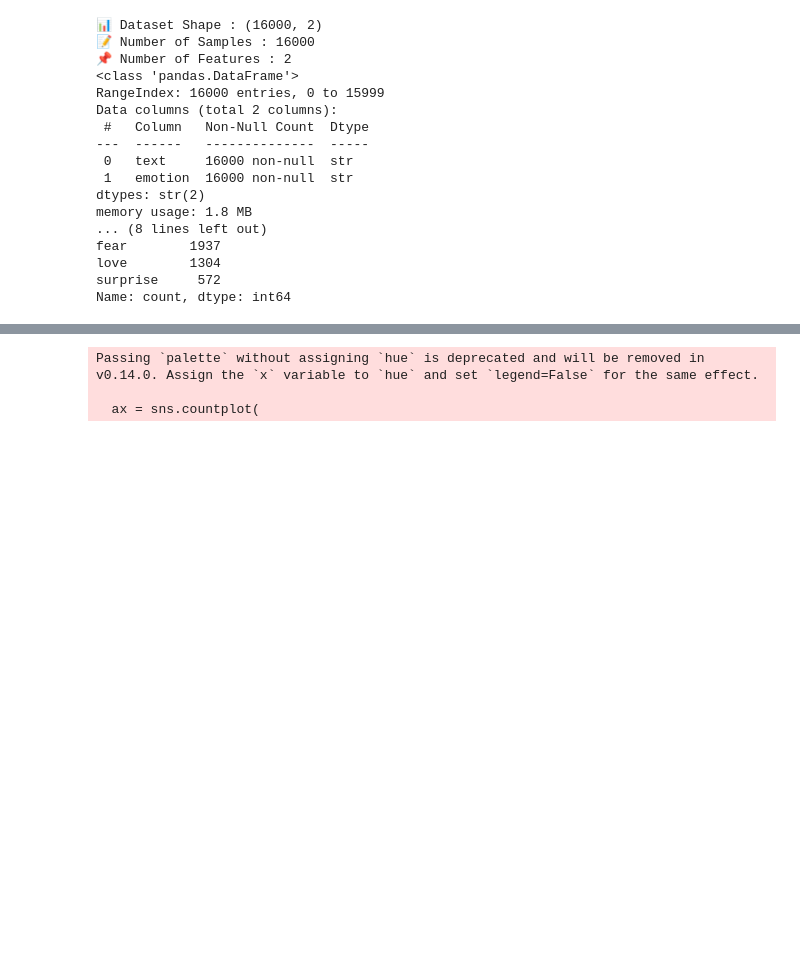
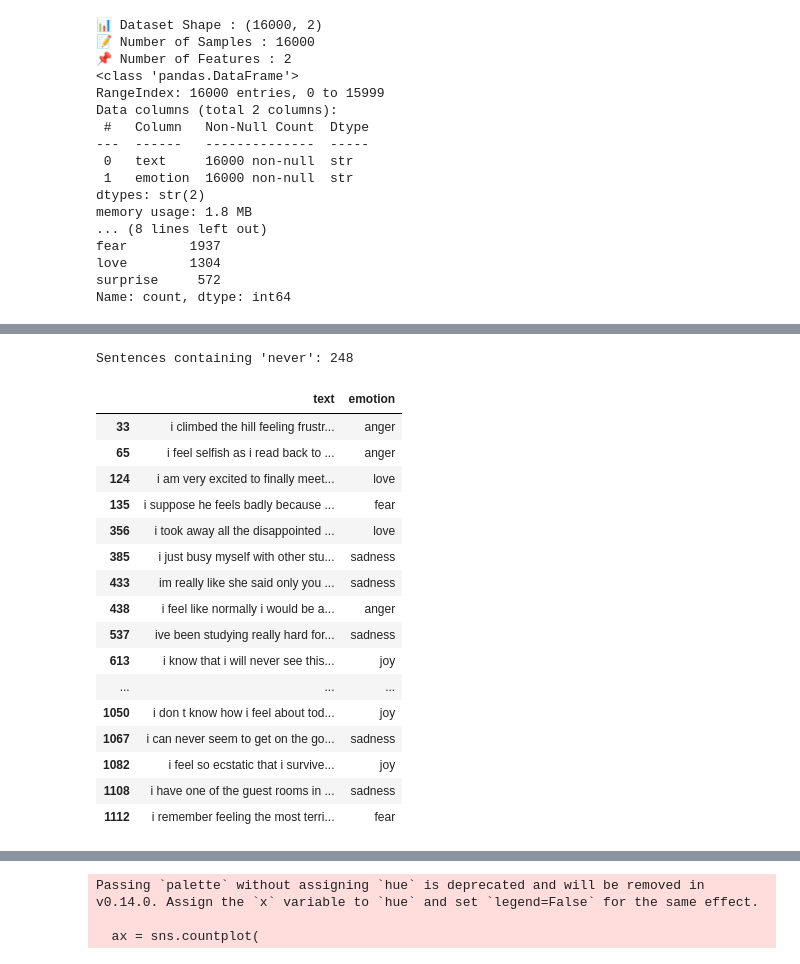
Before and after one commit to sreelekhanampally/text-emotion-classifier-nlp, a Jupyter notebook: notebooks/training.ipynb, the cells around one changed output, grey strips where cells are left out. Saved outputs shown, nothing was run; the diff lists cells and outputs as text; code cells hidden in the pictures; blank space fills up the shorter version.

```diff
--- a/notebooks/training.ipynb
+++ b/notebooks/training.ipynb
@@ -61,0 +107,24 @@ Name: count, dtype: int64
+# %%
+never_examples = df[df["text"].str.contains(r"\bnever\b", case=False, na=False)]
+
+print("Sentences containing 'never':", len(never_examples))
+display(never_examples.head(20))
+# %% [output]
+Sentences containing 'never': 248
+|  | text | emotion |
+| 33 | i climbed the hill feeling frustr... | anger |
+| 65 | i feel selfish as i read back to ... | anger |
+| 124 | i am very excited to finally meet... | love |
+| 135 | i suppose he feels badly because ... | fear |
+| 356 | i took away all the disappointed ... | love |
+| 385 | i just busy myself with other stu... | sadness |
+| 433 | im really like she said only you ... | sadness |
+| 438 | i feel like normally i would be a... | anger |
+| 537 | ive been studying really hard for... | sadness |
+| 613 | i know that i will never see this... | joy |
+| ... | ... | ... |
+| 1050 | i don t know how i feel about tod... | joy |
+| 1067 | i can never seem to get on the go... | sadness |
+| 1082 | i feel so ecstatic that i survive... | joy |
+| 1108 | i have one of the guest rooms in ... | sadness |
+| 1112 | i remember feeling the most terri... | fear |
```
Also changed, not shown: parts of 23 cells of this notebook, 19 other files.
